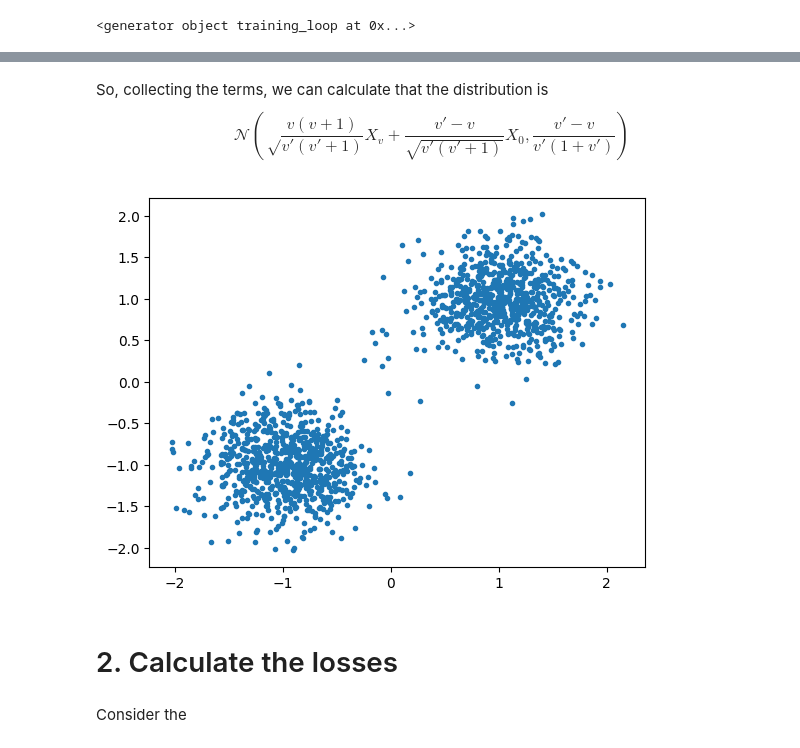
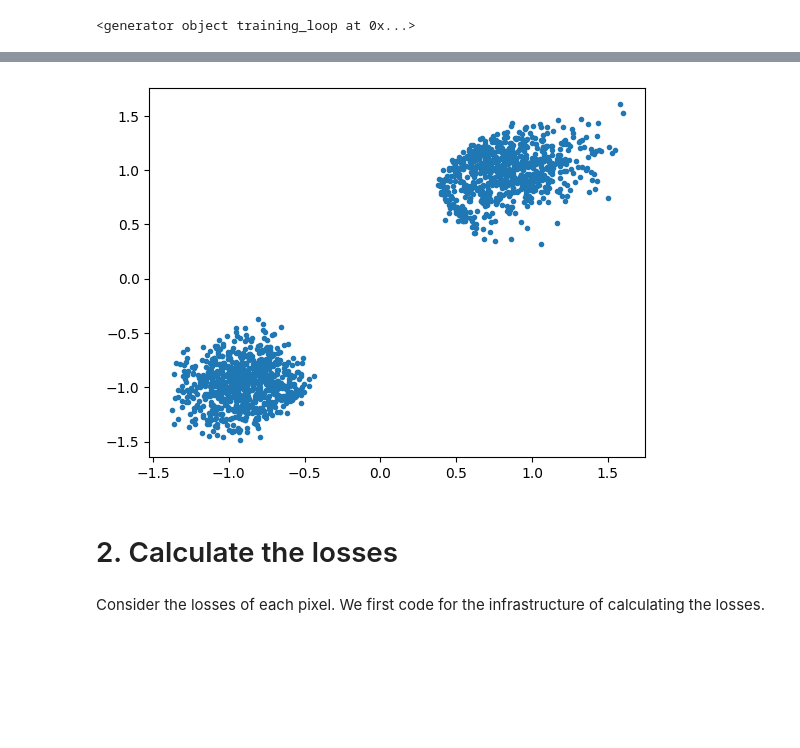
Before and after one commit to JetfiRex/Diffusion-ToyModel, a Jupyter notebook: Diffusion.ipynb, the cells around one changed output, grey strips where cells are left out. Cells and saved outputs as stored; diff of their text form; code cells hidden in the pictures; blank space fills up the shorter version.

```diff
--- a/Diffusion.ipynb
+++ b/Diffusion.ipynb
@@ -221,7 +225,7 @@ def get_sigma_embeds_hi_dim(x0, sigma, scaling_factor=0.25, log_scale=True):
 ## Simple MLP for toy examples, modified a bit from the original file.
 ## This is meant to predict x0 though.
 
-class TimeInputMLP(nn.Module, ModelMixin):
+class HighDimNoise(nn.Module, ModelMixin):
     sigma_dim = 2
     def __init__(self, dim=2, output_dim=None, hidden_dims=(16,128,256,128,16)):
         super().__init__()
@@ -240,12 +244,14 @@ class TimeInputMLP(nn.Module, ModelMixin):
         nn_input = torch.cat([x, sigma_embeds], dim=1)         # shape: b x (3*dim)
         return self.net(nn_input)
 
-    def get_loss(self, x0, sigma, eps, cond=None, loss=nn.MSELoss):
+    def get_loss(self, x0, sigma, eps=None, cond=None, loss=nn.MSELoss):
         # print(x0.shape, sigma.shape, eps.shape)
         # Please be notice that: in THIS case specifically, x0 and sigma ARE the same shape! NO NEED TO UNSQUEEZE!
 
         noise = 1/(1+sigma)
         alpha = 1-noise
+        if eps is None:
+            eps = torch.randn_like(x0)
 
         return loss()(x0, self(torch.sqrt(alpha) * x0 + torch.sqrt(noise) * eps, sigma, cond=cond))
 
@@ -262,8 +268,8 @@ class TimeInputMLP(nn.Module, ModelMixin):
 Now we train!
 # %%
 loader = DataLoader(dataset, batch_size=2048)
-model = TimeInputMLP(hidden_dims=(16,128,128,128,128,16))
-schedule = ScheduleLogLinear(N=200, sigma_min=0.005, sigma_max=10)
+model = HighDimNoise(hidden_dims=(16,128,128,128,128,16))
+schedule = ScheduleLogLinear(N=200, sigma_min=0.05, sigma_max=1e6)
 trainer = training_loop(loader, model, schedule, epochs=15000, lr=1e-3)
 losses = [ns.loss.item() for ns in trainer]
 plt.plot(moving_average(losses, 100))
@@ -309,6 +318,3 @@ $$p(X_{v'}|X_0)p(X_{v}|X_{v'})=\exp\left(\frac{(v'+1)}{2}\|X_{v'}-\sqrt\frac{v'}
-# %% [markdown]
-So, collecting the terms, we can calculate that the distribution is
-$$\mathcal N(\sqrt\frac{v(v+1)}{v'(v'+1)}X_v+\frac{v'-v}{\sqrt{v'(v'+1)}}X_0, \frac{v'-v}{v'(1+v')})$$
 # %%
 # Generalizes most commonly-used samplers:
 #   DDPM       : gam=1, mu=0.5
@@ -316,39 +322,39 @@ $$\mathcal N(\sqrt\frac{v(v+1)}{v'(v'+1)}X_v+\frac{v'-v}{\sqrt{v'(v'+1)}}X_0, \f
 #   Accelerated: gam=2, mu=0
 
 @torch.no_grad()
 def samples(model      : nn.Module,
             sigmas     : torch.FloatTensor, # Iterable with N+1 values for N sampling steps
             gam        : float = 1.,        # Suggested to use gam >= 1
             mu         : float = 0.,        # Requires mu in [0, 1)
             cfg_scale  : int = 0.,          # 0 means no classifier-free guidance
             batchsize  : int = 1,
             xt         : Optional[torch.FloatTensor] = None,
             cond       : Optional[torch.Tensor] = None,
             accelerator: Optional[Accelerator] = None):
     model.eval()
     accelerator = accelerator or Accelerator()
     xt = model.rand_input(batchsize).to(accelerator.device) if xt is None else xt
     if cond is not None:
         assert cond.shape[0] == xt.shape[0], 'cond must have same shape as x!'
         cond = cond.to(xt.device)
     x0 = None
     for i, (sig_prev, sig) in enumerate(pairwise(sigmas)):
         x0_prev, x0 = x0, model.predict_x0(xt, sig.to(xt), cond)
         x0_av = x0 * gam + x0_prev * (1-gam)  if i > 0 else x0
         xt_coef = torch.sqrt((sig_prev*(sig_prev+1)) / (sig*(sig+1)))
         x0_coef = (sig - sig_prev)/torch.sqrt(sig*(sig+1))
         eta = torch.sqrt(sig - sig_prev)/torch.sqrt(sig*(sig+1))
         xt = xt * xt_coef + x0_av * x0_coef + eta * model.rand_input(xt.shape[0]).to(xt)
         yield xt
 
-*xts, x0 = samples(model, schedule.sample_sigmas(20).flip(0), batchsize=1500, gam=2, mu=0)
+*xts, x0 = samples(model, schedule.sample_sigmas(20).flip(0), batchsize=1500, gam=1, mu=0)
 plot_batch(x0)
 # %% [output]
-[figure, old version]
+[figure, new version]
 # %% [markdown]
 # 2. Calculate the losses
 # %% [markdown]
-Consider the
+Consider the losses of each pixel. We first code for the infrastructure of calculating the losses.
 # %%
 # First calculate the loss of dataset or our model
 # x0 are the original dataset,
```
Also changed, not shown: parts of 11 cells of this notebook, 1 other file.
